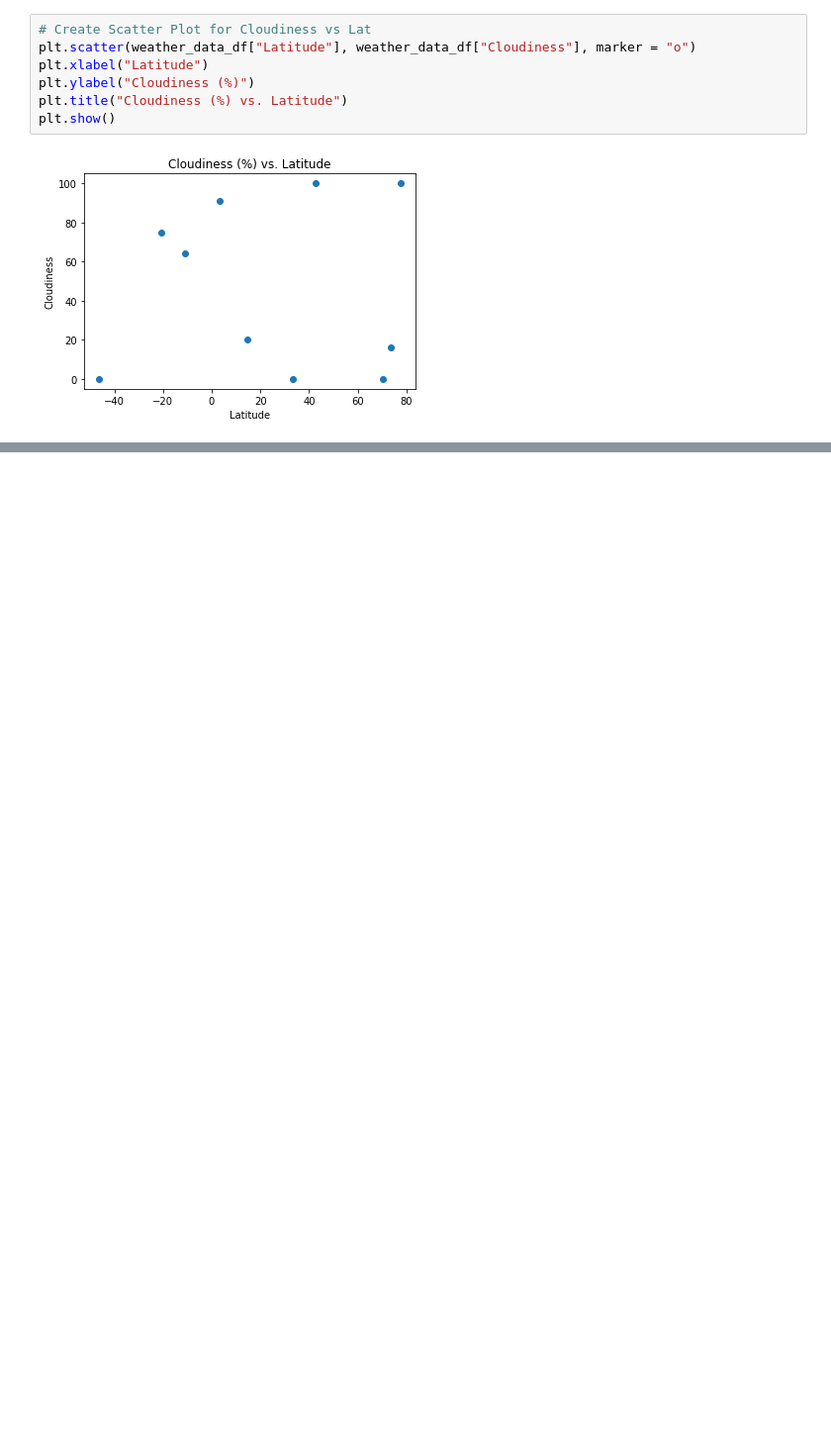
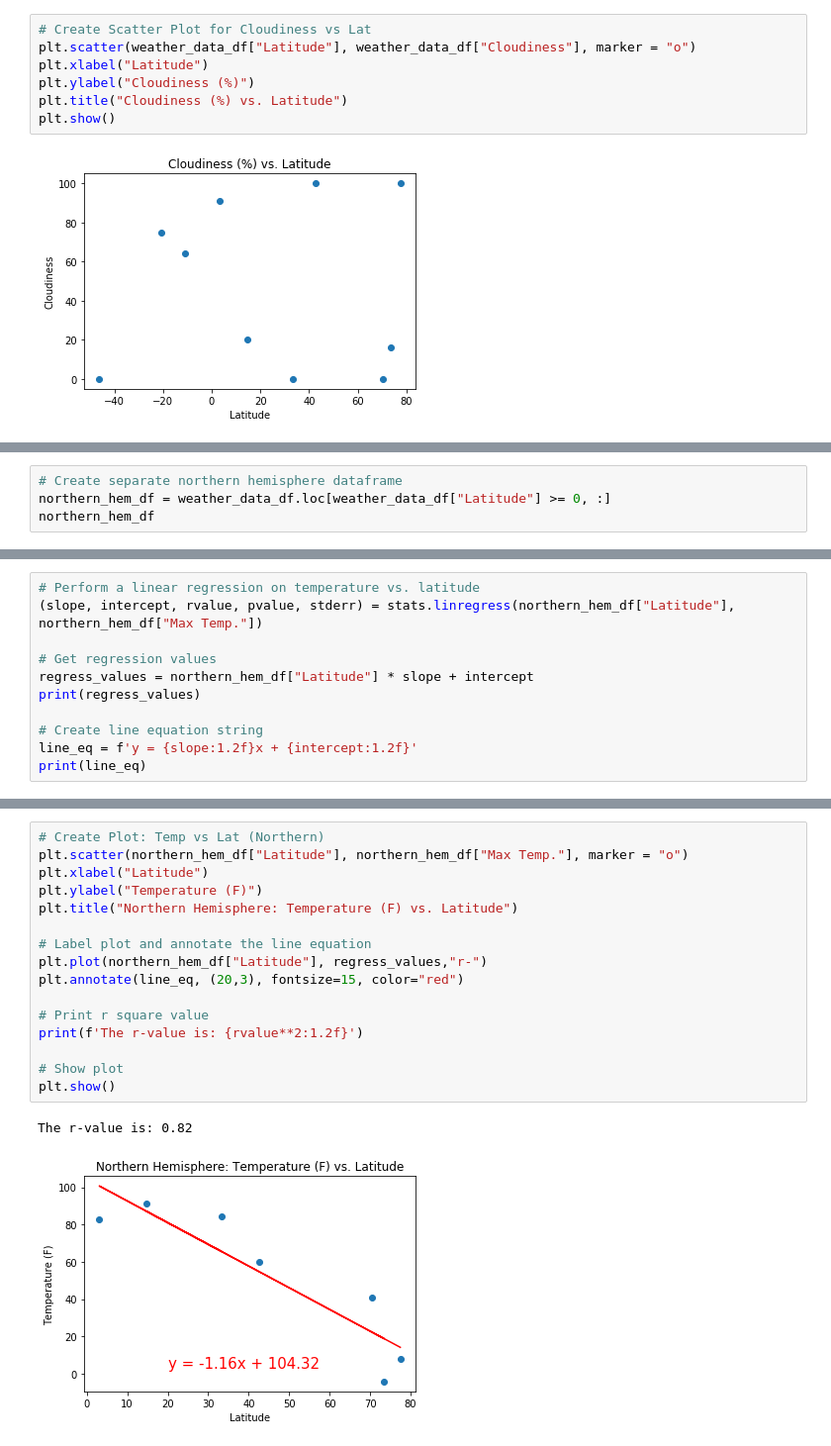
Before and after one commit to juliabrunett/python-api-challenge, a Jupyter notebook: WeatherPy/WeatherPy.ipynb, the cells around one changed output, grey strips where cells are left out. Shown at 99% size. Cells and saved outputs as stored; diff of their text form; blank space fills up the shorter version.

Commit message:
Added linear regression models

```diff
--- a/WeatherPy/WeatherPy.ipynb
+++ b/WeatherPy/WeatherPy.ipynb
@@ -213,0 +235,4 @@ plt.show()
+# %%
+# Create separate northern hemisphere dataframe
+northern_hem_df = weather_data_df.loc[weather_data_df["Latitude"] >= 0, :]
+northern_hem_df
@@ -213,0 +250,11 @@ plt.show()
+# %%
+# Perform a linear regression on temperature vs. latitude
+(slope, intercept, rvalue, pvalue, stderr) = stats.linregress(northern_hem_df["Latitude"], northern_hem_df["Max Temp."])
+
+# Get regression values
+regress_values = northern_hem_df["Latitude"] * slope + intercept
+print(regress_values)
+
+# Create line equation string
+line_eq = f'y = {slope:1.2f}x + {intercept:1.2f}'
+print(line_eq)
@@ -213,0 +271,19 @@ plt.show()
+# %%
+# Create Plot: Temp vs Lat (Northern)
+plt.scatter(northern_hem_df["Latitude"], northern_hem_df["Max Temp."], marker = "o")
+plt.xlabel("Latitude")
+plt.ylabel("Temperature (F)")
+plt.title("Northern Hemisphere: Temperature (F) vs. Latitude")
+
+# Label plot and annotate the line equation
+plt.plot(northern_hem_df["Latitude"], regress_values,"r-")
+plt.annotate(line_eq, (20,3), fontsize=15, color="red")
+
+# Print r square value
+print(f'The r-value is: {rvalue**2:1.2f}')
+
+# Show plot
+plt.show()
+# %% [output]
+The r-value is: 0.82
+[figure, added]
```
Also changed, not shown: parts of 37 cells of this notebook.
